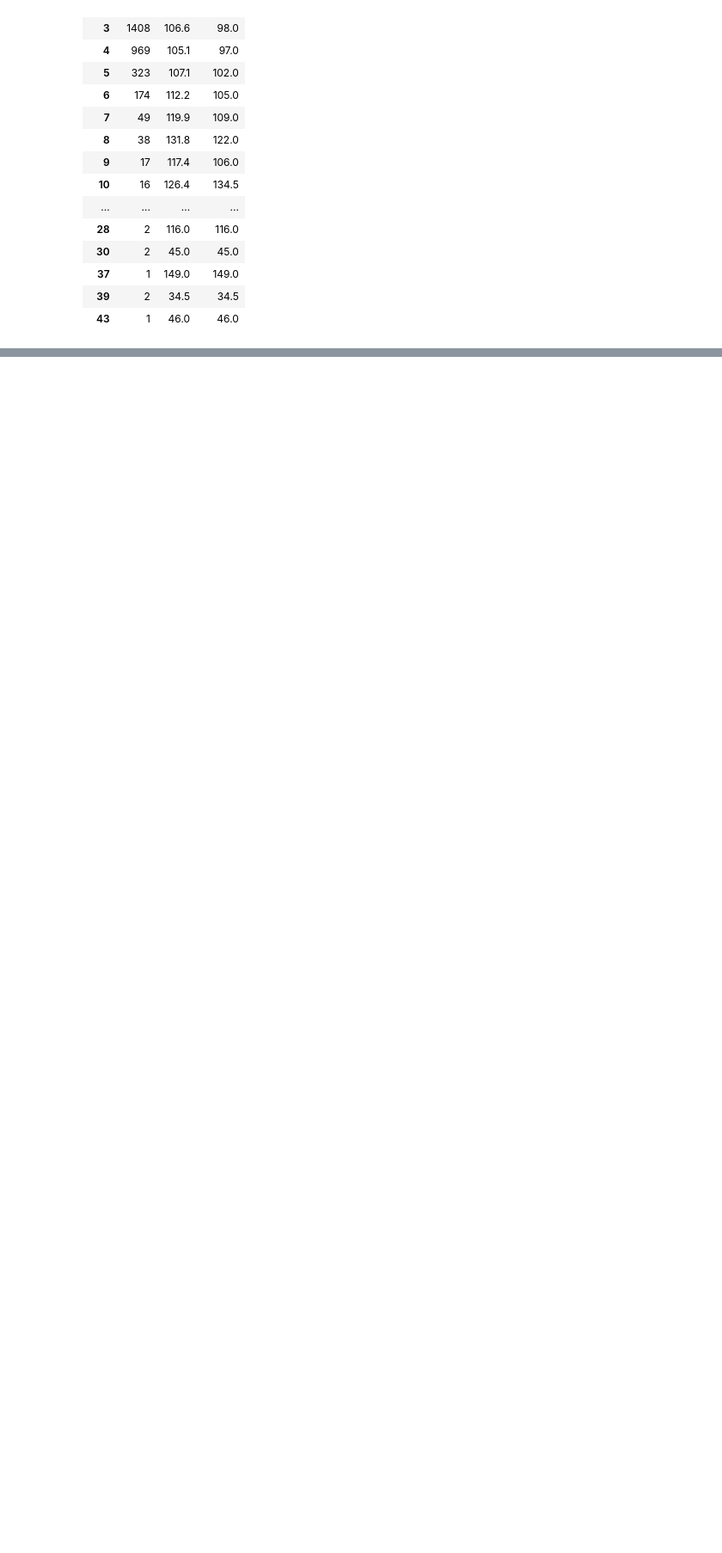
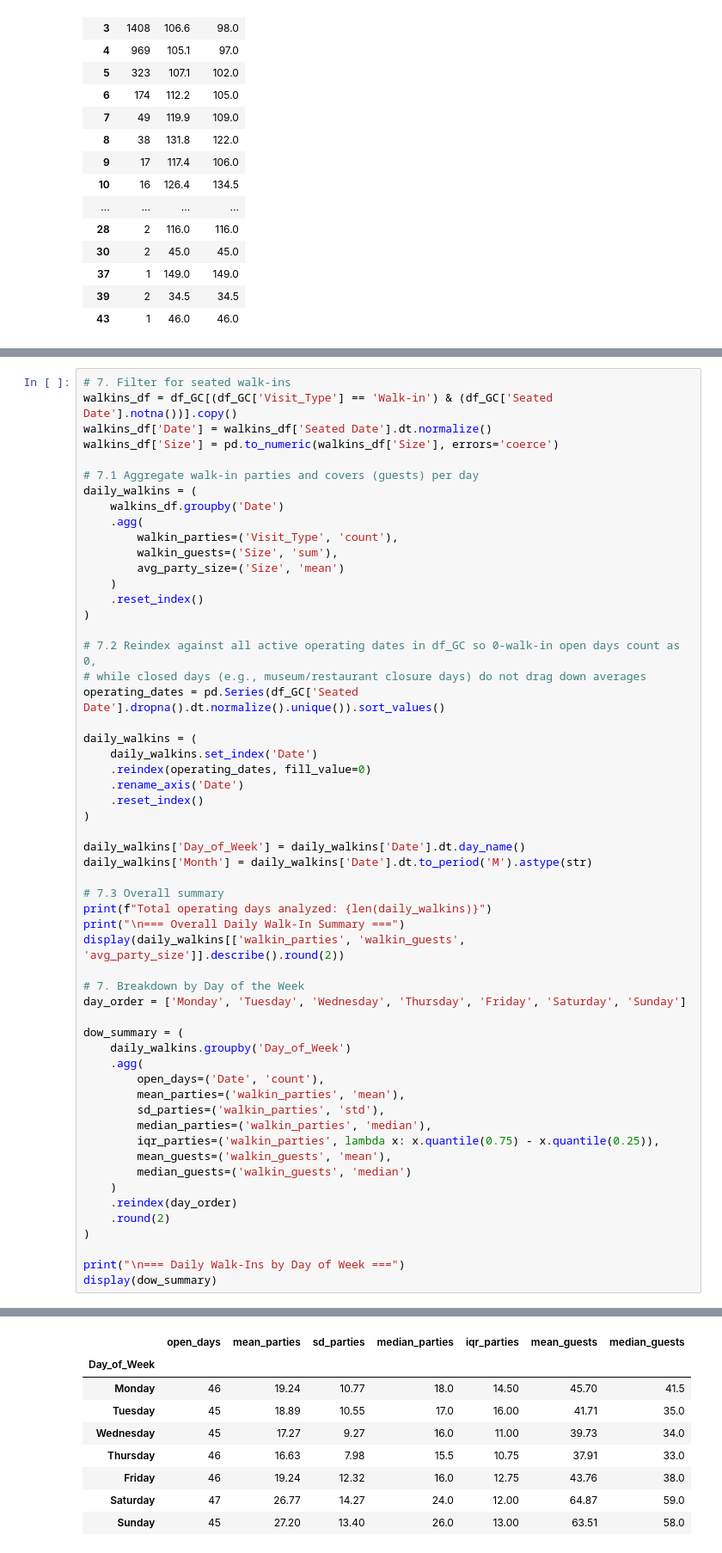
Before and after one commit to RiccoFlores/Python, a Jupyter notebook: WalkIN.ipynb, the cells around one changed output, grey strips where cells are left out. Shown at 86% size. Cells and saved outputs as stored; diff of their text form; blank space fills up the shorter version.

```diff
--- a/WalkIN.ipynb
+++ b/WalkIN.ipynb
@@ -205,0 +242,57 @@ Remaining nulls in Finished Date (rows never seated): 0
+# %%
+# 7. Filter for seated walk-ins
+walkins_df = df_GC[(df_GC['Visit_Type'] == 'Walk-in') & (df_GC['Seated Date'].notna())].copy()
+walkins_df['Date'] = walkins_df['Seated Date'].dt.normalize()
+walkins_df['Size'] = pd.to_numeric(walkins_df['Size'], errors='coerce')
+
+# 7.1 Aggregate walk-in parties and covers (guests) per day
+daily_walkins = (
+    walkins_df.groupby('Date')
+    .agg(
+        walkin_parties=('Visit_Type', 'count'),
+        walkin_guests=('Size', 'sum'),
+        avg_party_size=('Size', 'mean')
+    )
+    .reset_index()
+)
+
+# 7.2 Reindex against all active operating dates in df_GC so 0-walk-in open days count as 0,
+# while closed days (e.g., museum/restaurant closure days) do not drag down averages
+operating_dates = pd.Series(df_GC['Seated Date'].dropna().dt.normalize().unique()).sort_values()
+
+daily_walkins = (
+    daily_walkins.set_index('Date')
+    .reindex(operating_dates, fill_value=0)
+    .rename_axis('Date')
+    .reset_index()
+)
+
+daily_walkins['Day_of_Week'] = daily_walkins['Date'].dt.day_name()
+daily_walkins['Month'] = daily_walkins['Date'].dt.to_period('M').astype(str)
+
+# 7.3 Overall summary
+print(f"Total operating days analyzed: {len(daily_walkins)}")
+print("\n=== Overall Daily Walk-In Summary ===")
+display(daily_walkins[['walkin_parties', 'walkin_guests', 'avg_party_size']].describe().round(2))
+
+# 7. Breakdown by Day of the Week
+day_order = ['Monday', 'Tuesday', 'Wednesday', 'Thursday', 'Friday', 'Saturday', 'Sunday']
+
+dow_summary = (
+    daily_walkins.groupby('Day_of_Week')
+    .agg(
+        open_days=('Date', 'count'),
+        mean_parties=('walkin_parties', 'mean'),
+        sd_parties=('walkin_parties', 'std'),
+        median_parties=('walkin_parties', 'median'),
+        iqr_parties=('walkin_parties', lambda x: x.quantile(0.75) - x.quantile(0.25)),
+        mean_guests=('walkin_guests', 'mean'),
+        median_guests=('walkin_guests', 'median')
+    )
+    .reindex(day_order)
+    .round(2)
+)
+
+print("\n=== Daily Walk-Ins by Day of Week ===")
+display(dow_summary)
+# %% [output]
@@ -205,0 +312,9 @@ Remaining nulls in Finished Date (rows never seated): 0
+|  | open_days | mean_parties | sd_parties | median_parties | iqr_parties | mean_guests | median_guests |
+| Day_of_Week |  |  |  |  |  |  |  |
+| Monday | 46 | 19.24 | 10.77 | 18.0 | 14.50 | 45.70 | 41.5 |
+| Tuesday | 45 | 18.89 | 10.55 | 17.0 | 16.00 | 41.71 | 35.0 |
+| Wednesday | 45 | 17.27 | 9.27 | 16.0 | 11.00 | 39.73 | 34.0 |
+| Thursday | 46 | 16.63 | 7.98 | 15.5 | 10.75 | 37.91 | 33.0 |
+| Friday | 46 | 19.24 | 12.32 | 16.0 | 12.75 | 43.76 | 38.0 |
+| Saturday | 47 | 26.77 | 14.27 | 24.0 | 12.00 | 64.87 | 59.0 |
+| Sunday | 45 | 27.20 | 13.40 | 26.0 | 13.00 | 63.51 | 58.0 |
```
Also changed, not shown: parts of 4 cells of this notebook.
